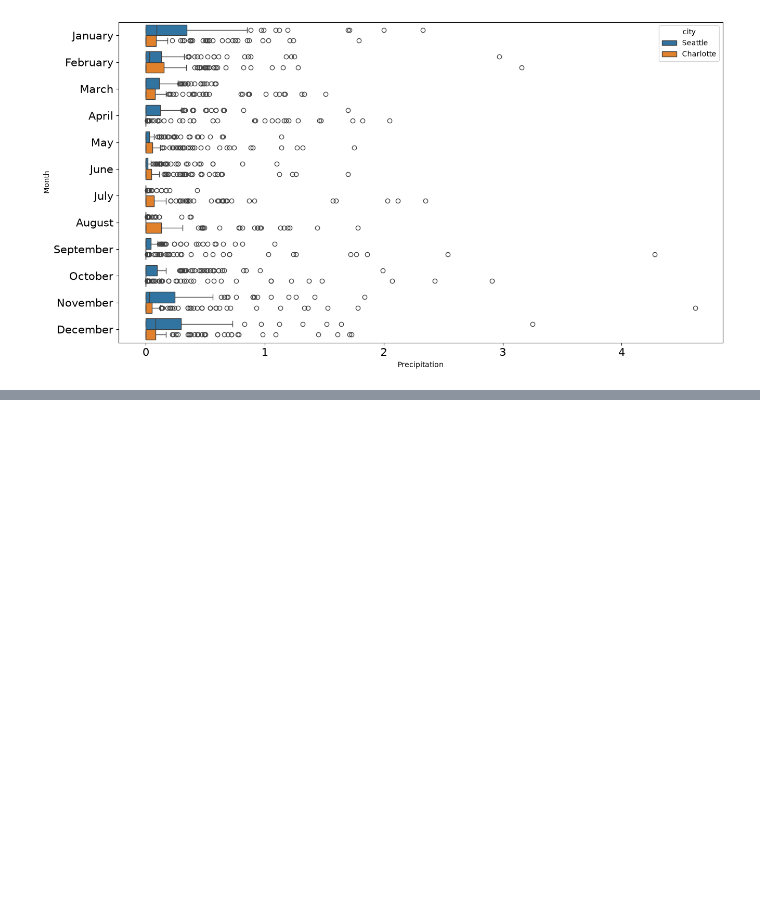
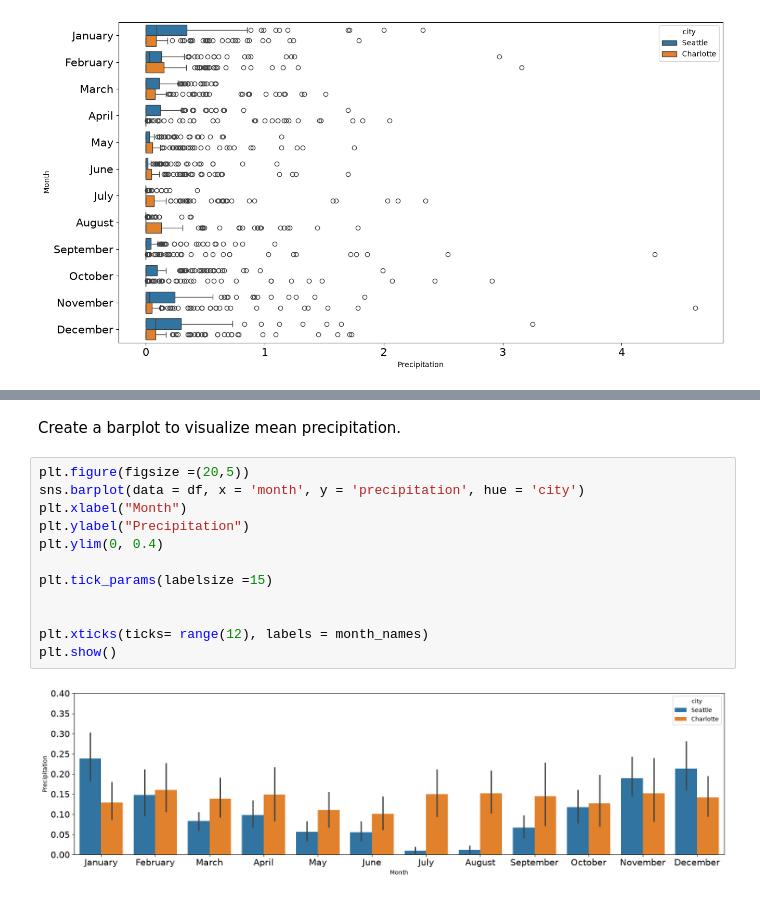
Before and after one commit to binay8/weather, a Jupyter notebook: code/Weather_Data.ipynb, the cells around one changed output, grey strips where cells are left out. Drawn from its saved outputs; the diff is of its cells as text; blank space fills up the shorter version.

```diff
--- a/code/Weather_Data.ipynb
+++ b/code/Weather_Data.ipynb
@@ -572,0 +575,16 @@ plt.show()
+# %% [markdown]
+Create a barplot to visualize mean precipitation.
+# %%
+plt.figure(figsize =(20,5))
+sns.barplot(data = df, x = 'month', y = 'precipitation', hue = 'city')
+plt.xlabel("Month")
+plt.ylabel("Precipitation")
+plt.ylim(0, 0.4)
+
+plt.tick_params(labelsize =15)
+
+
+plt.xticks(ticks= range(12), labels = month_names)
+plt.show()
+# %% [output]
+[figure, added]
```
Also changed, not shown: parts of 6 cells of this notebook.
